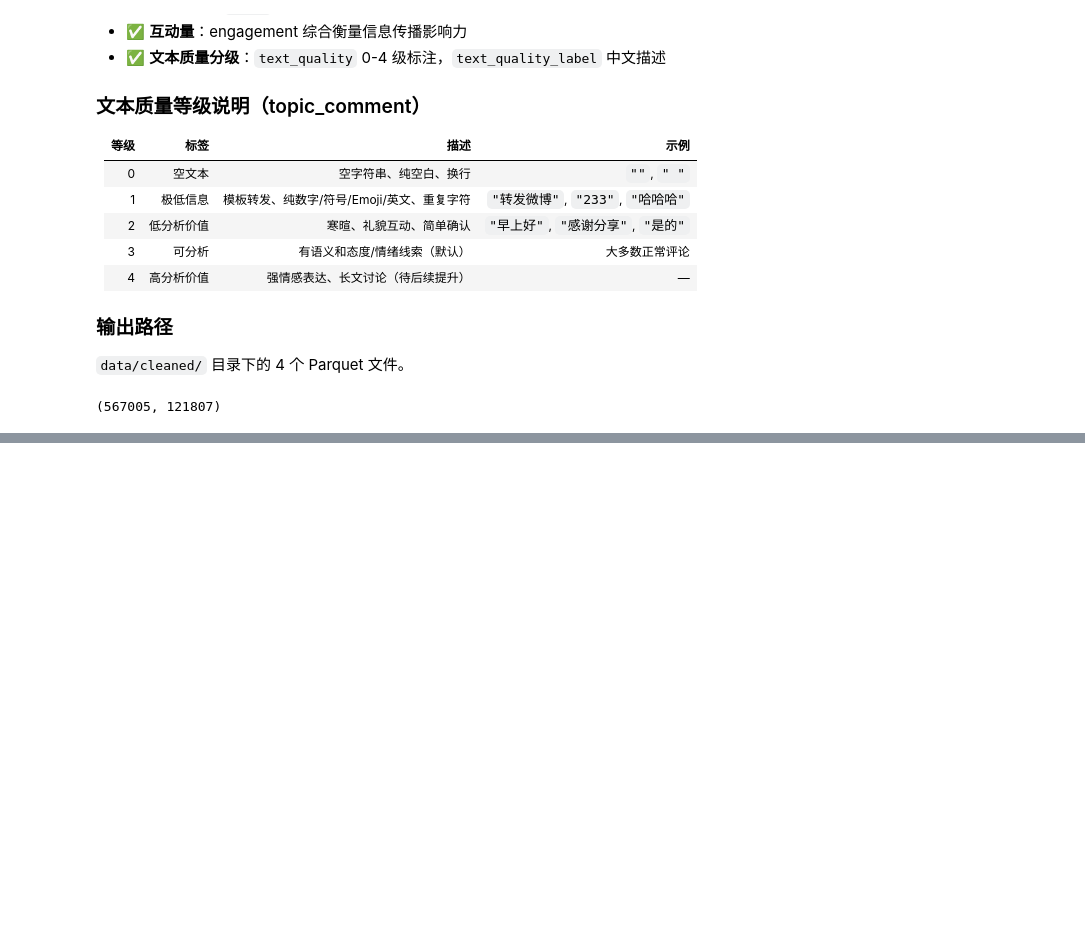
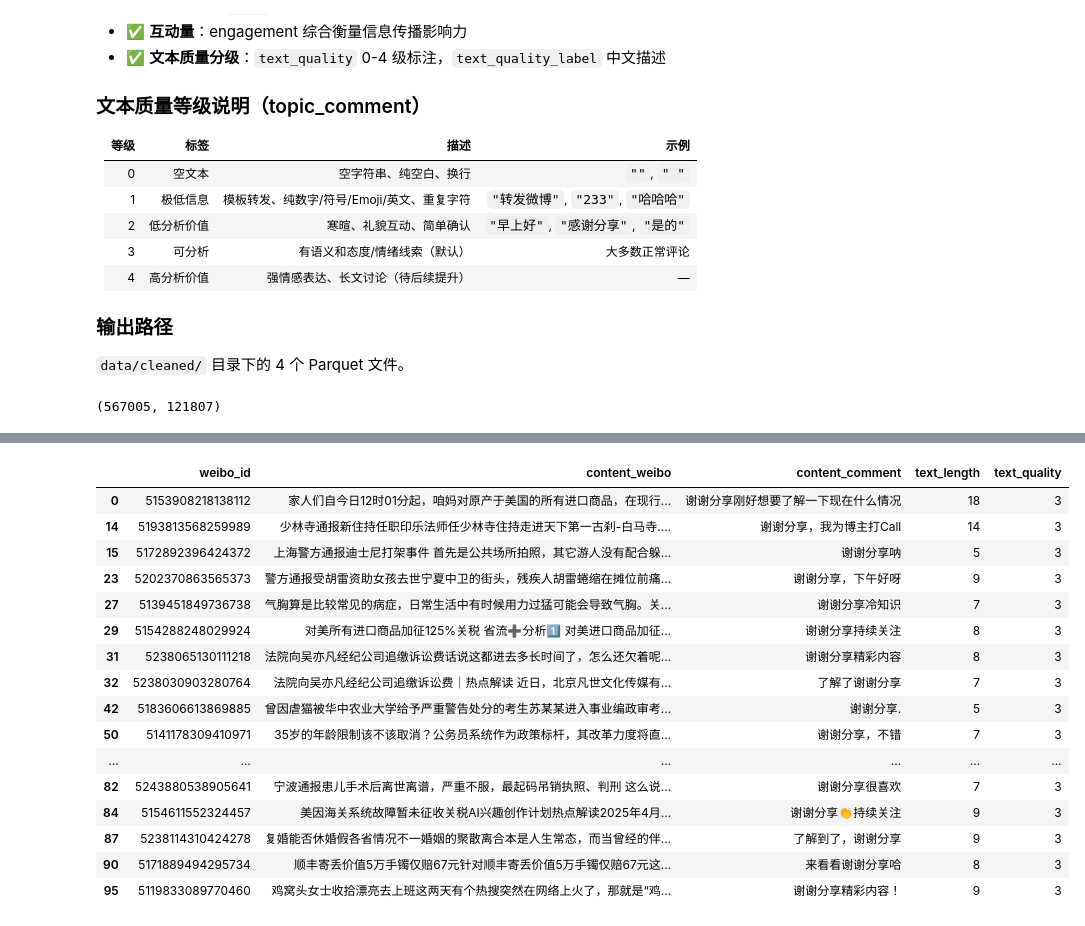
Before and after one commit to YoruRain/multi-agent-emotion-simulation, a Jupyter notebook: notebook/04data_cleaning.ipynb, the cells around one changed output, grey strips where cells are left out. Drawn from its saved outputs; the diff is of its cells as text; code cells hidden in the pictures; blank space fills up the shorter version.

```diff
--- a/notebook/04data_cleaning.ipynb
+++ b/notebook/04data_cleaning.ipynb
@@ -1150,6 +1024,28 @@ len(df_user_weibo), len(df_topic_comment)
 # %%
-# df_topic_weibo[["weibo_id", "content"]].merge(
-#     df_topic_comment[["weibo_id", "content", "text_quality"]][df_topic_comment["content"].str.contains(r"早安|早上好|晚上好|晚安|下午好|晚安", regex=True)],
-#     on="weibo_id",
-#     suffixes=("_weibo", "_comment")
-# ).query("text_quality > 2")
+pattern = r"谢谢分享"
+
+df_topic_weibo[["weibo_id", "content"]].merge(
+    df_topic_comment[["weibo_id", "content", "text_length", "text_quality"]]
+    [df_topic_comment["content"].str.contains(pattern, regex=True)],
+    on="weibo_id",
+    suffixes=("_weibo", "_comment")
+# ).sort_values("text_length", ascending=False
+              ).query("text_quality > 2")
+# %% [output]
+|  | weibo_id | content_weibo | content_comment | text_length | text_quality |
+| 0 | 5153908218138112 | 家人们自今日12时01分起，咱妈对原产于美国的所有进口商品，在现行... | 谢谢分享刚好想要了解一下现在什么情况 | 18 | 3 |
+| 14 | 5193813568259989 | 少林寺通报新住持任职印乐法师任少林寺住持走进天下第一古刹-白马寺.... | 谢谢分享，我为博主打Call | 14 | 3 |
+| 15 | 5172892396424372 | 上海警方通报迪士尼打架事件 首先是公共场所拍照，其它游人没有配合躲... | 谢谢分享呐 | 5 | 3 |
+| 23 | 5202370863565373 | 警方通报受胡雷资助女孩去世宁夏中卫的街头，残疾人胡雷蜷缩在摊位前痛... | 谢谢分享，下午好呀 | 9 | 3 |
+| 27 | 5139451849736738 | 气胸算是比较常见的病症，日常生活中有时候用力过猛可能会导致气胸。关... | 谢谢分享冷知识 | 7 | 3 |
+| 29 | 5154288248029924 | 对美所有进口商品加征125%关税 省流➕分析1⃣ 对美进口商品加征... | 谢谢分享持续关注 | 8 | 3 |
+| 31 | 5238065130111218 | 法院向吴亦凡经纪公司追缴诉讼费话说这都进去多长时间了，怎么还欠着呢... | 谢谢分享精彩内容 | 8 | 3 |
+| 32 | 5238030903280764 | 法院向吴亦凡经纪公司追缴诉讼费｜热点解读 近日，北京凡世文化传媒有... | 了解了谢谢分享 | 7 | 3 |
+| 42 | 5183606613869885 | 曾因虐猫被华中农业大学给予严重警告处分的考生苏某某进入事业编政审考... | 谢谢分享. | 5 | 3 |
+| 50 | 5141178309410971 | 35岁的年龄限制该不该取消？公务员系统作为政策标杆，其改革力度将直... | 谢谢分享，不错 | 7 | 3 |
+| ... | ... | ... | ... | ... | ... |
+| 82 | 5243880538905641 | 宁波通报患儿手术后离世离谱，严重不服，最起码吊销执照、判刑 这么说... | 谢谢分享很喜欢 | 7 | 3 |
+| 84 | 5154611552324457 | 美因海关系统故障暂未征收关税AI兴趣创作计划热点解读2025年4月... | 谢谢分享👏持续关注 | 9 | 3 |
+| 87 | 5238114310424278 | 复婚能否休婚假各省情况不一婚姻的聚散离合本是人生常态，而当曾经的伴... | 了解到了，谢谢分享 | 9 | 3 |
+| 90 | 5171889494295734 | 顺丰寄丢价值5万手镯仅赔67元针对顺丰寄丢价值5万手镯仅赔67元这... | 来看看谢谢分享哈 | 8 | 3 |
+| 95 | 5119833089770460 | 鸡窝头女士收拾漂亮去上班这两天有个热搜突然在网络上火了，那就是“鸡... | 谢谢分享精彩内容！ | 9 | 3 |
```
Also changed, not shown: parts of 35 cells of this notebook.
